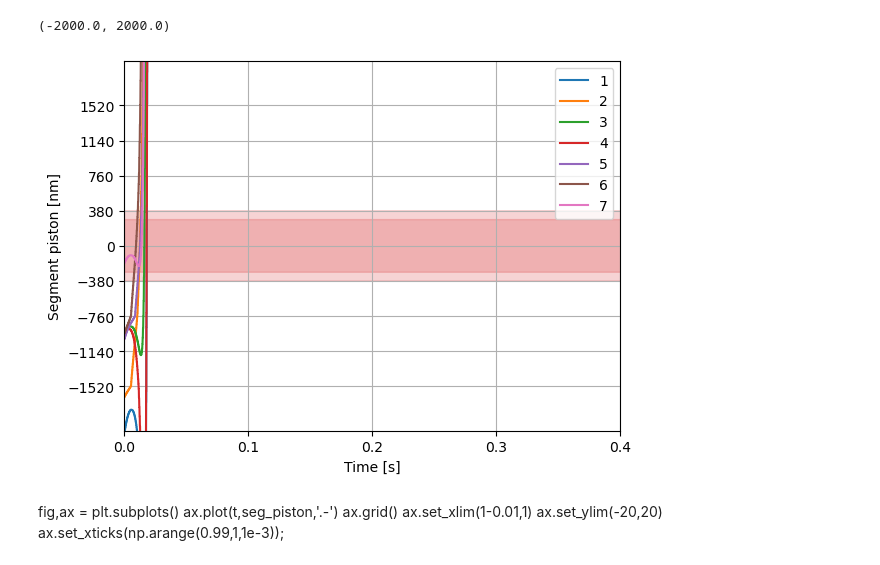
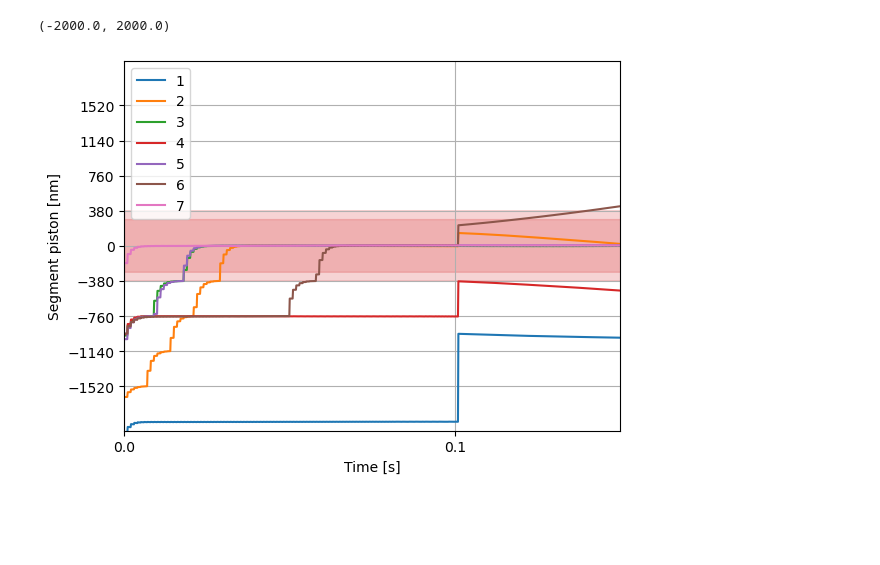
Before and after one commit to rodrigo-romano/dos-actors, a Jupyter notebook: grsim/ngao/data/ngao.ipynb, the cells around one changed output. Cells and saved outputs as stored; diff of their text form; code cells hidden in the pictures; blank space fills up the shorter version.

```diff
--- a/grsim/ngao/data/ngao.ipynb
+++ b/grsim/ngao/data/ngao.ipynb
@@ -45,24 +45,17 @@ Text(0, 0.5, 'Segment piston [nm]')
 # %%
 fig,ax = plt.subplots()
 ax.plot(t,seg_piston)
 ax.legend(range(1,8))
 ax.fill_between(t,-380,380,color="C3",alpha=0.2)
 ax.fill_between(t, -0.375 * 760, 0.375 * 760, color="C3", alpha=0.2)
 ax.grid()
 ax.set_xticks(np.arange(0,1,0.1))
 ax.set_yticks(np.arange(-4,5)*380)
 ax.set_xlabel("Time [s]")
 ax.set_ylabel("Segment piston [nm]")
 
-ax.set_xlim(0, 0.4)
+ax.set_xlim(0, 0.15)
 ax.set_ylim(-2000,2000)
 # %% [output]
 (-2000.0, 2000.0)
-[figure, old version]
+[figure, new version]
-# %% [markdown]
-fig,ax = plt.subplots()
-ax.plot(t,seg_piston,'.-')
-ax.grid()
-ax.set_xlim(1-0.01,1)
-ax.set_ylim(-20,20)
-ax.set_xticks(np.arange(0.99,1,1e-3));
```
Also changed, not shown: parts of 4 cells of this notebook, 13 other files.
